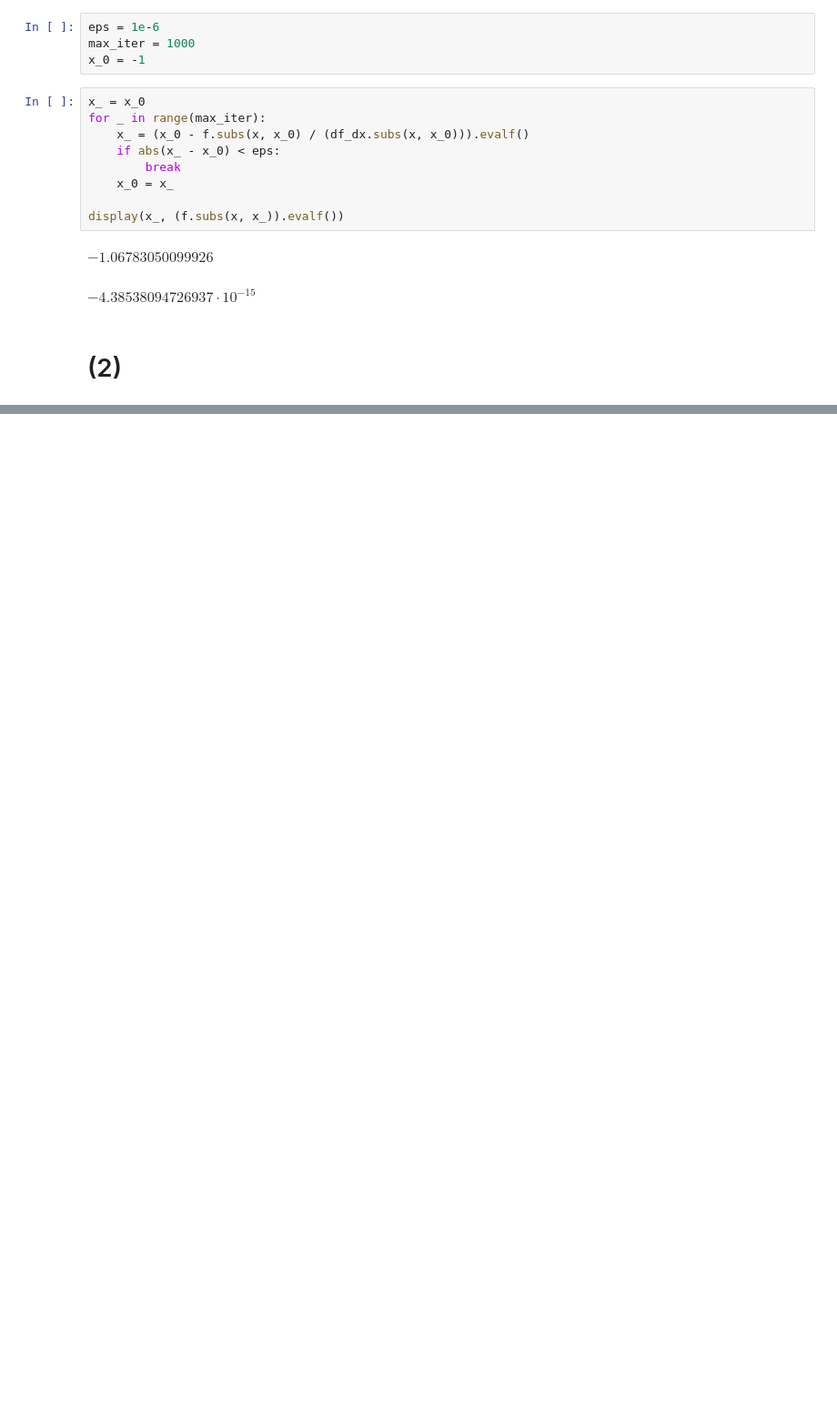
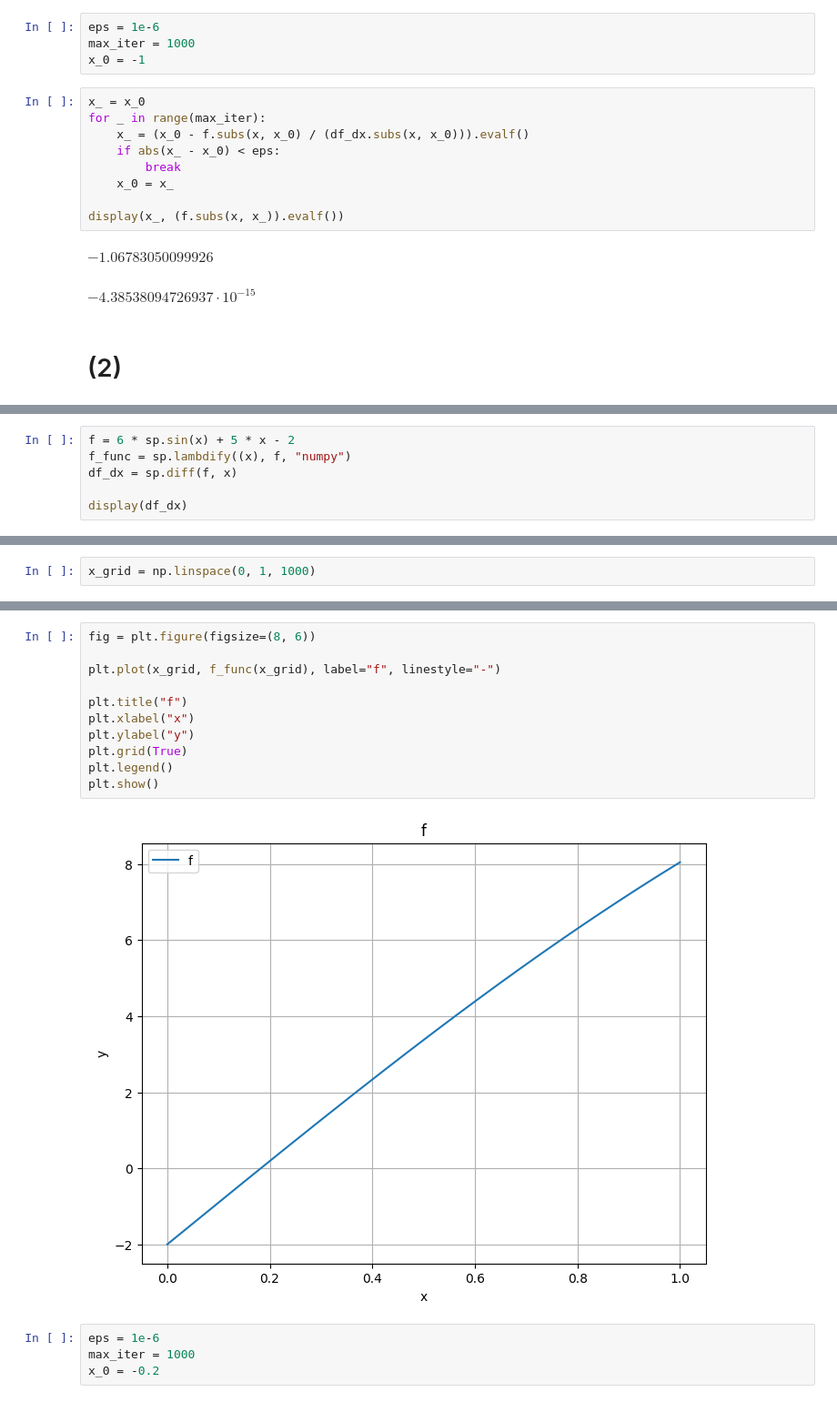
Before and after one commit to Adrn1n/XMU-learning_CVXOPT, a Jupyter notebook: Lab/1015/Lab2.ipynb, the cells around one changed output, grey strips where cells are left out. Shown at 91% size. Cells and saved outputs as stored; diff of their text form; blank space fills up the shorter version.

```diff
--- a/Lab/1015/Lab2.ipynb
+++ b/Lab/1015/Lab2.ipynb
@@ -61,0 +114,6 @@ $\displaystyle -4.38538094726937 \cdot 10^{-15}$
+# %%
+f = 6 * sp.sin(x) + 5 * x - 2
+f_func = sp.lambdify((x), f, "numpy")
+df_dx = sp.diff(f, x)
+
+display(df_dx)
@@ -61,0 +122,2 @@ $\displaystyle -4.38538094726937 \cdot 10^{-15}$
+# %%
+x_grid = np.linspace(0, 1, 1000)
@@ -61,0 +133,17 @@ $\displaystyle -4.38538094726937 \cdot 10^{-15}$
+# %%
+fig = plt.figure(figsize=(8, 6))
+
+plt.plot(x_grid, f_func(x_grid), label="f", linestyle="-")
+
+plt.title("f")
+plt.xlabel("x")
+plt.ylabel("y")
+plt.grid(True)
+plt.legend()
+plt.show()
+# %% [output]
+[figure, added]
+# %%
+eps = 1e-6
+max_iter = 1000
+x_0 = -0.2
```
Also changed, not shown: parts of 18 cells of this notebook.
